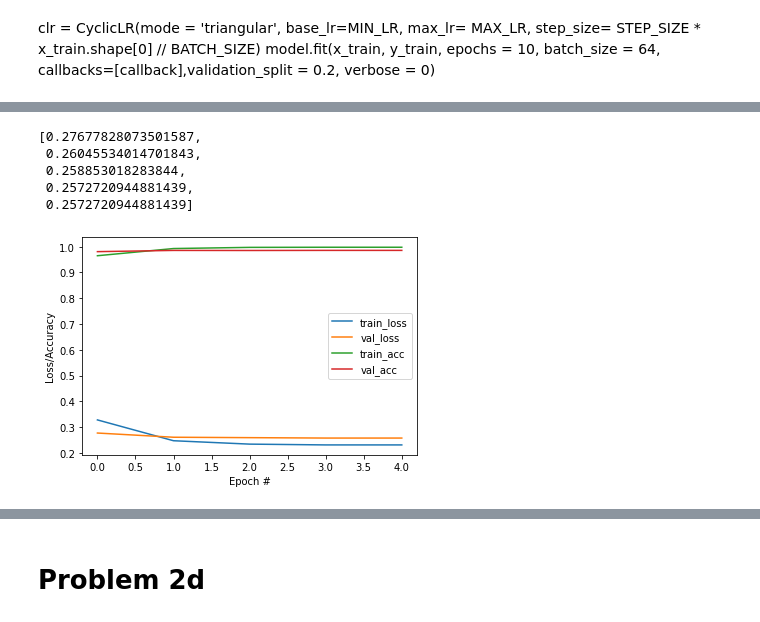
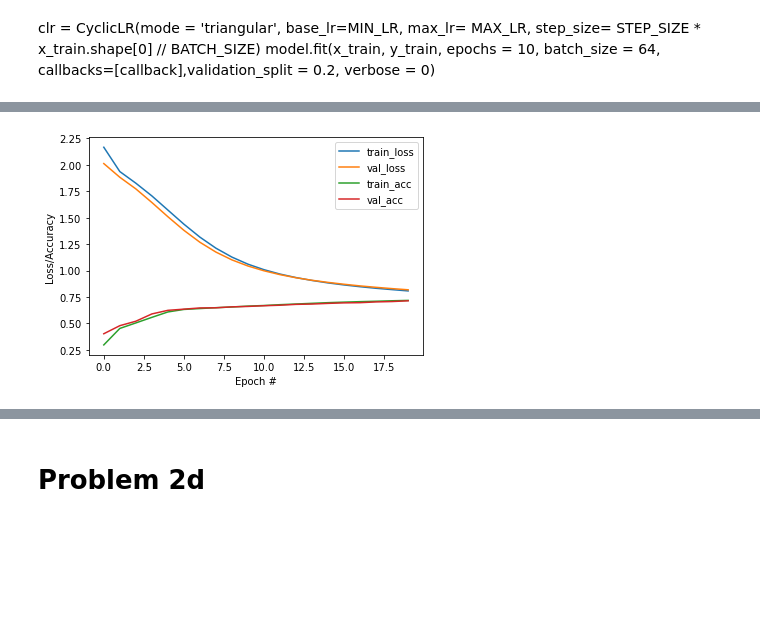
Before and after one commit to ta2642/dlhw3, a Jupyter notebook: dlhw3_1105.ipynb, the cells around one changed output, grey strips where cells are left out. Cells and saved outputs as stored; diff of their text form; code cells hidden in the pictures; blank space fills up the shorter version.

Commit message:
problem 2 with batch policy

```diff
--- a/dlhw3_1105.ipynb
+++ b/dlhw3_1105.ipynb
@@ -745,12 +778,20 @@ MIN_LR = 1e-05
 MAX_LR = 1e-02
 BATCH_SIZE = 64
 STEP_SIZE = 4
-EPOCHS = 5
+EPOCHS = 48
 # %%
 model = build_model()
 model.compile(loss="categorical_crossentropy",
               optimizer=SGD(learning_rate = MIN_LR, momentum=0.9),
           metrics=["accuracy"])
+
+clr = CyclicLR(mode = 'exp_range',
+               base_lr=MIN_LR,
+               max_lr= MAX_LR,
+               gamma=0.995,
+               step_size= STEP_SIZE * x_train.shape[0] // BATCH_SIZE)
+
+earlyStop = EarlyStopping(patience = )
 # %% [markdown]
 clr = CyclicLR(mode = 'triangular',
                base_lr=MIN_LR,
@@ -758,19 +799,11 @@ clr = CyclicLR(mode = 'triangular',
                step_size= STEP_SIZE * x_train.shape[0] // BATCH_SIZE)
   model.fit(x_train, y_train, epochs = 10, batch_size = 64,
             callbacks=[callback],validation_split = 0.2, verbose = 0)
-# %%
-clr = CyclicLR(mode = 'exp_range',
-               base_lr=MIN_LR,
-               max_lr= MAX_LR,
-               gamma=0.995,
-               step_size= STEP_SIZE * x_train.shape[0] // BATCH_SIZE)
-
-earlyStop = EarlyStopping(patience = 20)
 # %%
-H = model.fit(x_train, y_train, batch_size = BATCH_SIZE,
+H = model.fit(aug.flow(x_train, y_train, batch_size = BATCH_SIZE),
              validation_data = (x_test, y_test),
               steps_per_epoch = x_train.shape[0] //BATCH_SIZE,
-              epochs = EPOCHS, validation_split = 0.2,
+              epochs = EPOCHS,
               callbacks = [clr, earlyStop],
               verbose = 2)
 # %% [output]
@@ -789,24 +827,17 @@ WARNING:tensorflow:Your input ran out of data; interrupting training. Make sure
-# %%
-H.history["val_loss"]
-# %% [output]
-[0.27677828073501587,
- 0.26045534014701843,
- 0.258853018283844,
- 0.2572720944881439,
- 0.2572720944881439]
 # %%
-N = np.arange(0, 5)
+end = 20
+N = np.arange(0, end)
 plt.figure()
-plt.plot(N, H.history["loss"], label="train_loss")
-plt.plot(N, H.history["val_loss"], label="val_loss")
-plt.plot(N, H.history["accuracy"], label="train_acc")
-plt.plot(N, H.history["val_accuracy"], label="val_acc")
+plt.plot(N, H.history["loss"][:end], label="train_loss")
+plt.plot(N, H.history["val_loss"][:end], label="val_loss")
+plt.plot(N, H.history["accuracy"][:end], label="train_acc")
+plt.plot(N, H.history["val_accuracy"][:end], label="val_acc")
 plt.xlabel("Epoch #")
 plt.ylabel("Loss/Accuracy")
 plt.legend()
 plt.show()
 # %% [output]
-[figure, old version]
+[figure, new version]
 # %%
 # plot the learning rate history
 N = np.arange(0, len(clr.history["lr"]))
```
Also changed, not shown: parts of 25 cells of this notebook.
